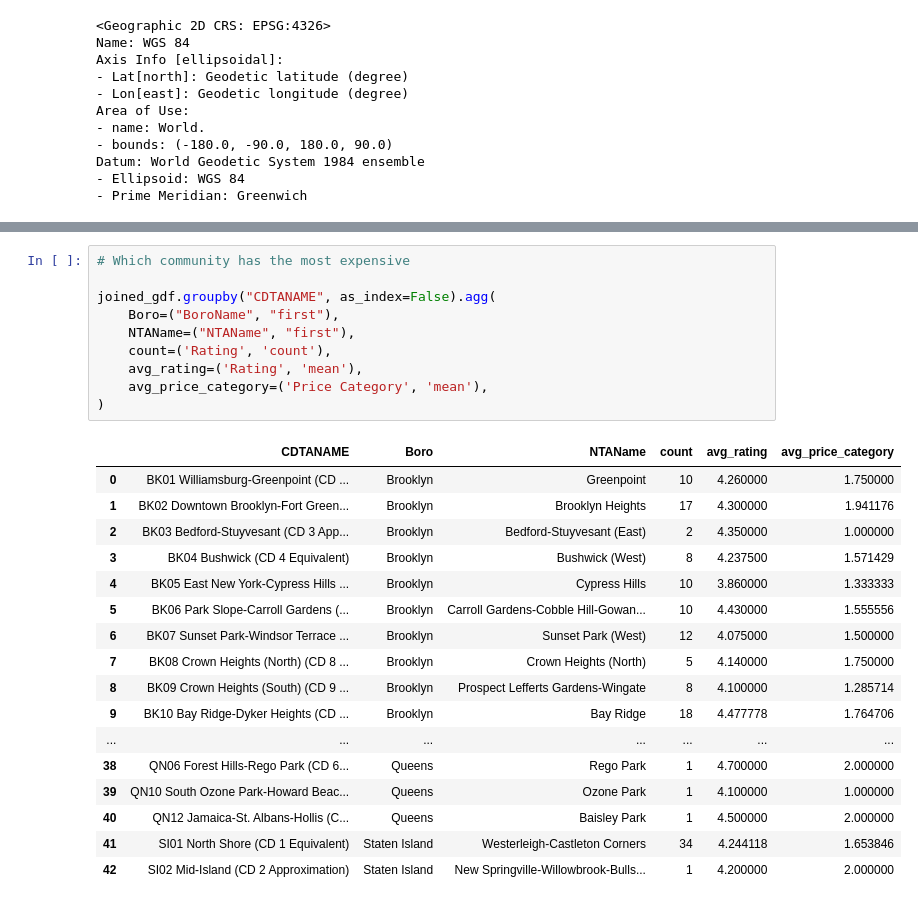
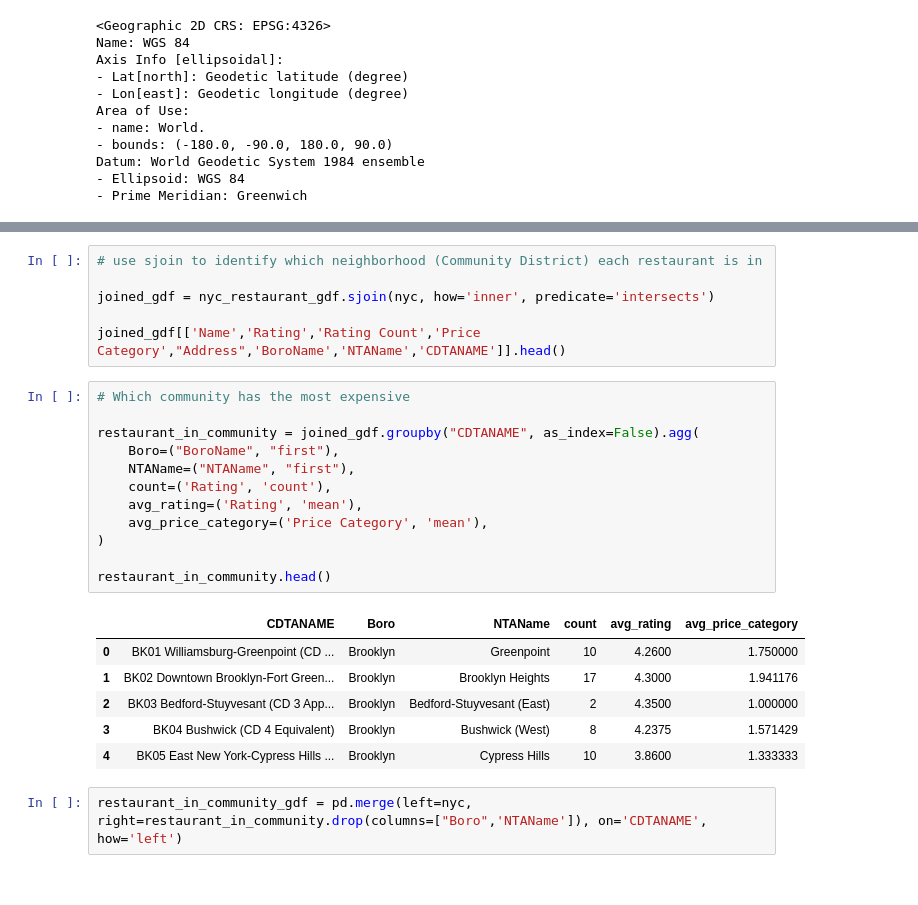
Before and after one commit to jieshu-wang-SBU/EST389_371_2026_spring, a Jupyter notebook: lectures/11-geospatial_data_and_text_data_analyses/11-02_Geospatial_operations.ipynb, the cells around one changed output, grey strips where cells are left out. Drawn from its saved outputs; the diff is of its cells as text.

```diff
--- a/lectures/11-geospatial_data_and_text_data_analyses/11-02_Geospatial_operations.ipynb
+++ b/lectures/11-geospatial_data_and_text_data_analyses/11-02_Geospatial_operations.ipynb
@@ -46,28 +40,27 @@ joined_gdf[['Name','Rating','Rating Count','Price Category',"Address",'BoroName'
+# %%
+# use sjoin to identify which neighborhood (Community District) each restaurant is in
+
+joined_gdf = nyc_restaurant_gdf.sjoin(nyc, how='inner', predicate='intersects')
+
+joined_gdf[['Name','Rating','Rating Count','Price Category',"Address",'BoroName','NTAName','CDTANAME']].head()
 # %%
 # Which community has the most expensive
 
-joined_gdf.groupby("CDTANAME", as_index=False).agg(
+restaurant_in_community = joined_gdf.groupby("CDTANAME", as_index=False).agg(
     Boro=("BoroName", "first"),
     NTAName=("NTAName", "first"),
     count=('Rating', 'count'),
     avg_rating=('Rating', 'mean'),
     avg_price_category=('Price Category', 'mean'),
 )
+
+restaurant_in_community.head()
 # %% [output]
 |  | CDTANAME | Boro | NTAName | count | avg_rating | avg_price_category |
-| 0 | BK01 Williamsburg-Greenpoint (CD ... | Brooklyn | Greenpoint | 10 | 4.260000 | 1.750000 |
-| 1 | BK02 Downtown Brooklyn-Fort Green... | Brooklyn | Brooklyn Heights | 17 | 4.300000 | 1.941176 |
-| 2 | BK03 Bedford-Stuyvesant (CD 3 App... | Brooklyn | Bedford-Stuyvesant (East) | 2 | 4.350000 | 1.000000 |
-| 3 | BK04 Bushwick (CD 4 Equivalent) | Brooklyn | Bushwick (West) | 8 | 4.237500 | 1.571429 |
-| 4 | BK05 East New York-Cypress Hills ... | Brooklyn | Cypress Hills | 10 | 3.860000 | 1.333333 |
-| 5 | BK06 Park Slope-Carroll Gardens (... | Brooklyn | Carroll Gardens-Cobble Hill-Gowan... | 10 | 4.430000 | 1.555556 |
-| 6 | BK07 Sunset Park-Windsor Terrace ... | Brooklyn | Sunset Park (West) | 12 | 4.075000 | 1.500000 |
-| 7 | BK08 Crown Heights (North) (CD 8 ... | Brooklyn | Crown Heights (North) | 5 | 4.140000 | 1.750000 |
-| 8 | BK09 Crown Heights (South) (CD 9 ... | Brooklyn | Prospect Lefferts Gardens-Wingate | 8 | 4.100000 | 1.285714 |
-| 9 | BK10 Bay Ridge-Dyker Heights (CD ... | Brooklyn | Bay Ridge | 18 | 4.477778 | 1.764706 |
-| ... | ... | ... | ... | ... | ... | ... |
-| 38 | QN06 Forest Hills-Rego Park (CD 6... | Queens | Rego Park | 1 | 4.700000 | 2.000000 |
-| 39 | QN10 South Ozone Park-Howard Beac... | Queens | Ozone Park | 1 | 4.100000 | 1.000000 |
-| 40 | QN12 Jamaica-St. Albans-Hollis (C... | Queens | Baisley Park | 1 | 4.500000 | 2.000000 |
-| 41 | SI01 North Shore (CD 1 Equivalent) | Staten Island | Westerleigh-Castleton Corners | 34 | 4.244118 | 1.653846 |
-| 42 | SI02 Mid-Island (CD 2 Approximation) | Staten Island | New Springville-Willowbrook-Bulls... | 1 | 4.200000 | 2.000000 |
+| 0 | BK01 Williamsburg-Greenpoint (CD ... | Brooklyn | Greenpoint | 10 | 4.2600 | 1.750000 |
+| 1 | BK02 Downtown Brooklyn-Fort Green... | Brooklyn | Brooklyn Heights | 17 | 4.3000 | 1.941176 |
+| 2 | BK03 Bedford-Stuyvesant (CD 3 App... | Brooklyn | Bedford-Stuyvesant (East) | 2 | 4.3500 | 1.000000 |
+| 3 | BK04 Bushwick (CD 4 Equivalent) | Brooklyn | Bushwick (West) | 8 | 4.2375 | 1.571429 |
+| 4 | BK05 East New York-Cypress Hills ... | Brooklyn | Cypress Hills | 10 | 3.8600 | 1.333333 |
+# %%
+restaurant_in_community_gdf = pd.merge(left=nyc, right=restaurant_in_community.drop(columns=["Boro",'NTAName']), on='CDTANAME', how='left')
```
Also changed, not shown: parts of 14 cells of this notebook.
